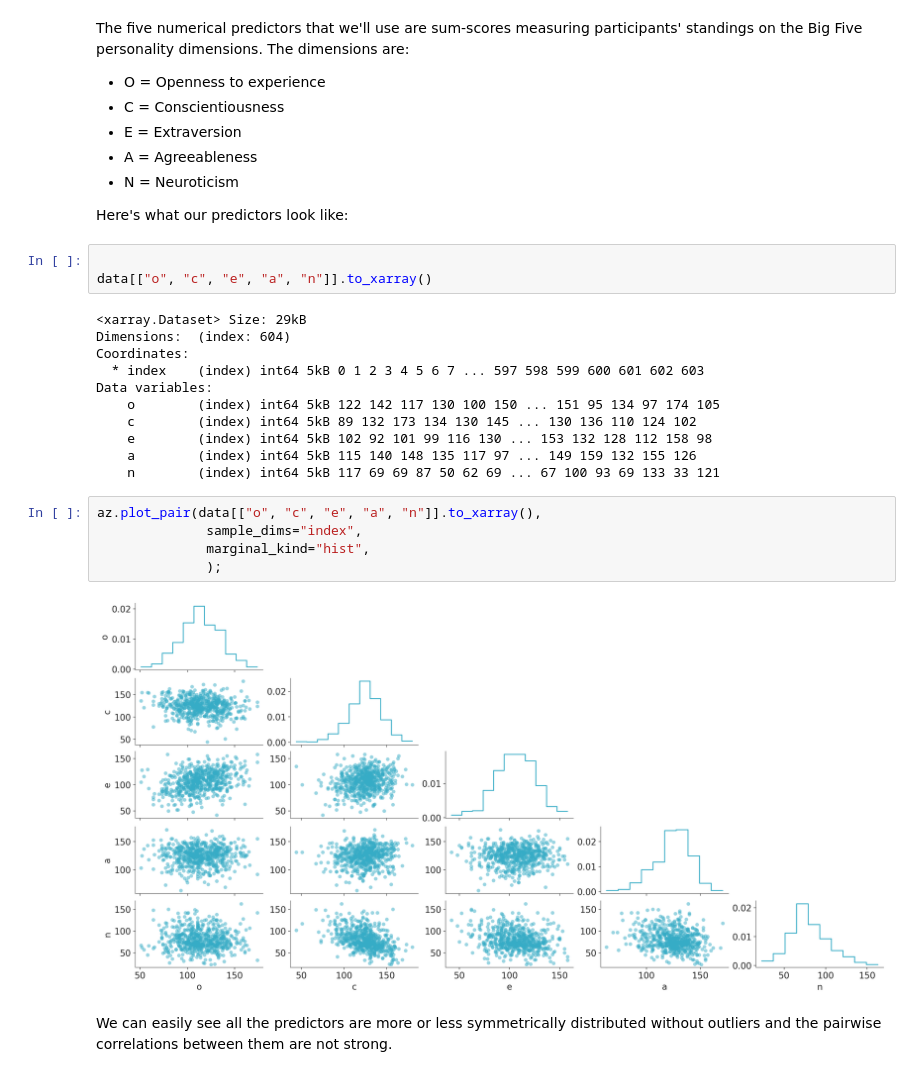
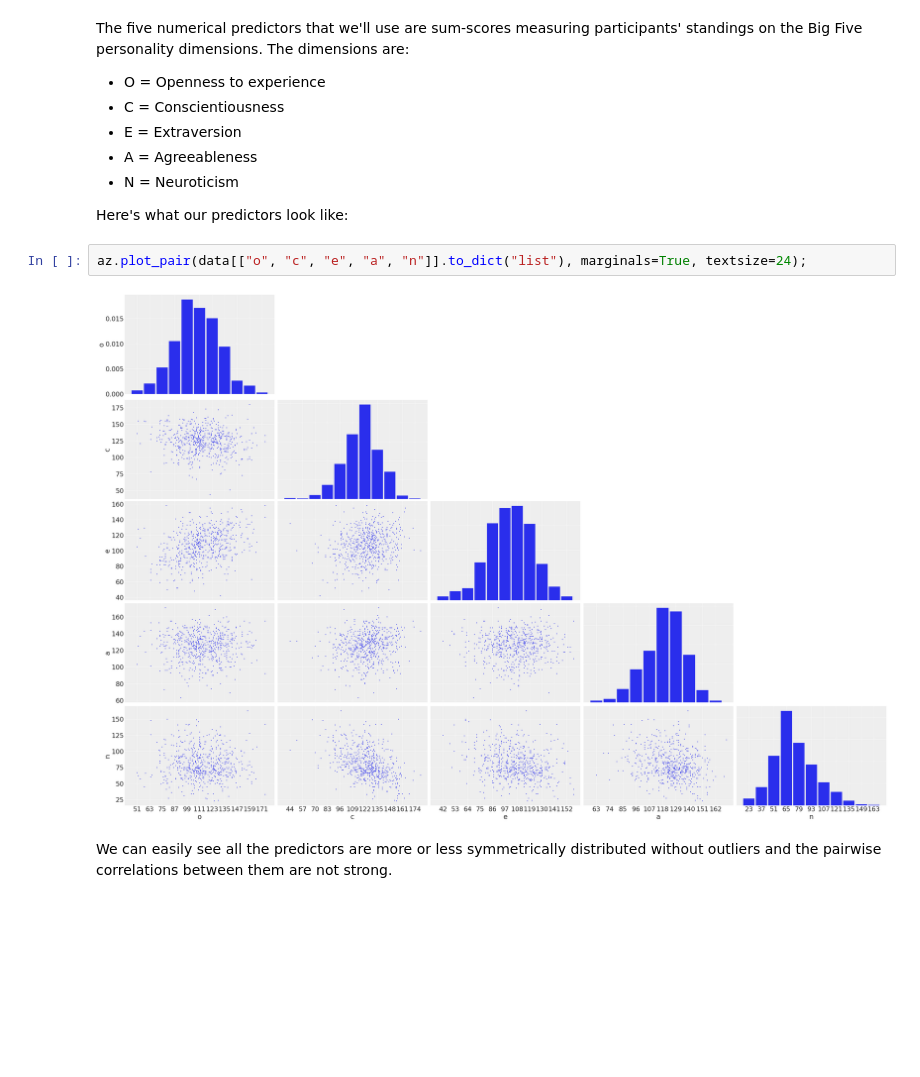
Before and after one commit to bambinos/bambi, a Jupyter notebook: docs/notebooks/ESCS_multiple_regression.ipynb, the cells around one changed output. Saved outputs shown, nothing was run; the diff lists cells and outputs as text; blank space fills up the shorter version.

```diff
--- a/docs/notebooks/ESCS_multiple_regression.ipynb
+++ b/docs/notebooks/ESCS_multiple_regression.ipynb
@@ -45,26 +45,9 @@ The five numerical predictors that we'll use are sum-scores measuring participan
 
 Here's what our predictors look like:
 # %%
-
-data[["o", "c", "e", "a", "n"]].to_xarray()
+az.plot_pair(data[["o", "c", "e", "a", "n"]].to_dict("list"), marginals=True, textsize=24);
 # %% [output]
-<xarray.Dataset> Size: 29kB
-Dimensions:  (index: 604)
-Coordinates:
-  * index    (index) int64 5kB 0 1 2 3 4 5 6 7 ... 597 598 599 600 601 602 603
-Data variables:
-    o        (index) int64 5kB 122 142 117 130 100 150 ... 151 95 134 97 174 105
-    c        (index) int64 5kB 89 132 173 134 130 145 ... 130 136 110 124 102
-    e        (index) int64 5kB 102 92 101 99 116 130 ... 153 132 128 112 158 98
-    a        (index) int64 5kB 115 140 148 135 117 97 ... 149 159 132 155 126
-    n        (index) int64 5kB 117 69 69 87 50 62 69 ... 67 100 93 69 133 33 121
+[figure, added]
-# %%
-az.plot_pair(data[["o", "c", "e", "a", "n"]].to_xarray(),
-              sample_dims="index",
-              marginal_kind="hist",
-              );
-# %% [output]
-[figure, removed]
 # %% [markdown]
 We can easily see all the predictors are more or less symmetrically distributed without outliers and the pairwise correlations between them are not strong.
 # %% [markdown]
```
Also changed, not shown: parts of 22 cells of this notebook, 26 other files.
